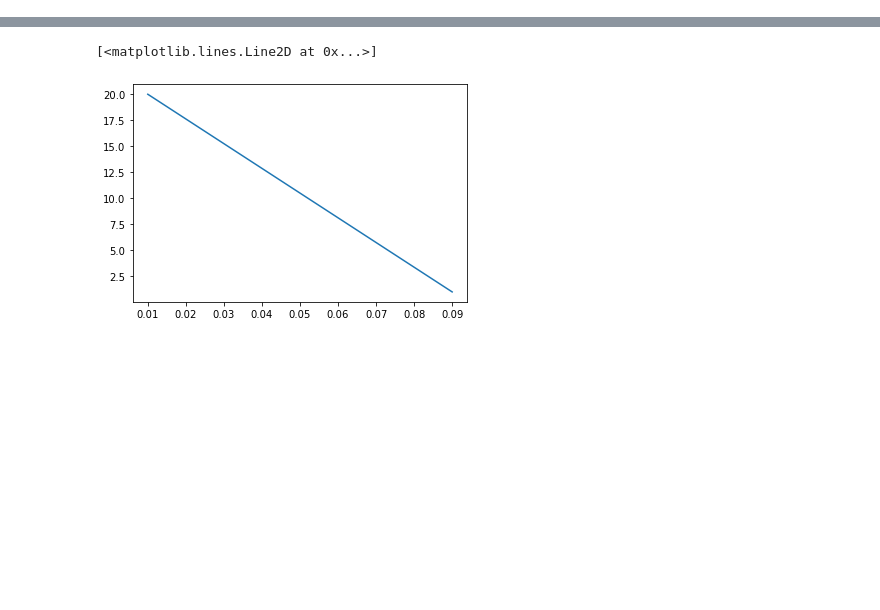
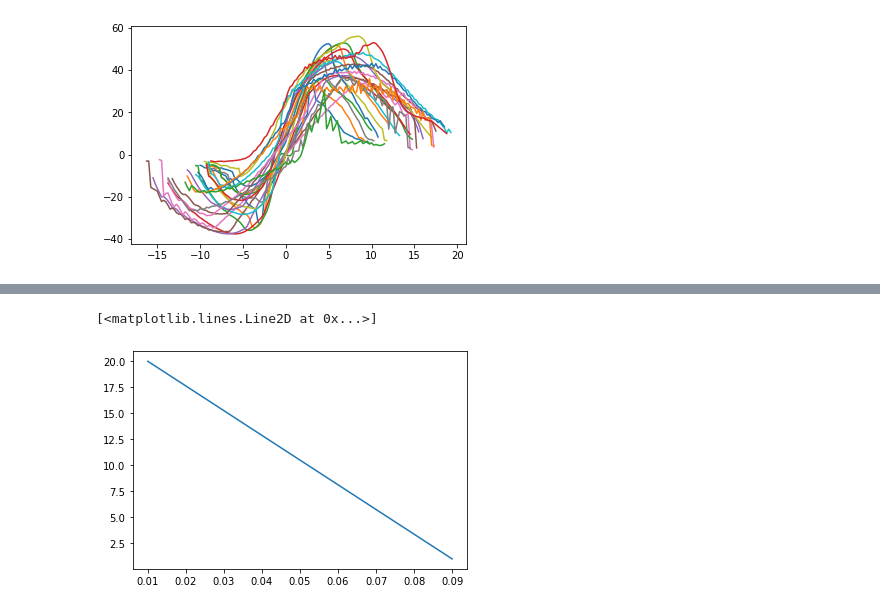
Before and after one commit to eliesls/Mecaero_Groupe3, a Jupyter notebook: Etude_stat.ipynb, the cells around one changed output, grey strips where cells are left out. Saved outputs shown, nothing was run; the diff lists cells and outputs as text; code cells hidden in the pictures; blank space fills up the shorter version.

```diff
--- a/Etude_stat.ipynb
+++ b/Etude_stat.ipynb
@@ -30,0 +58,6 @@ def f_1(x):
+# %%
+for naca in L:
+    sub = df.loc[(df['naca'] == naca) & (df['reynolds'] == 100000)]
+    plt.plot(sub['alpha'],sub['CL']/sub['CD'])
+# %% [output]
+[figure, added]
```
Also changed, not shown: parts of 21 cells of this notebook.
